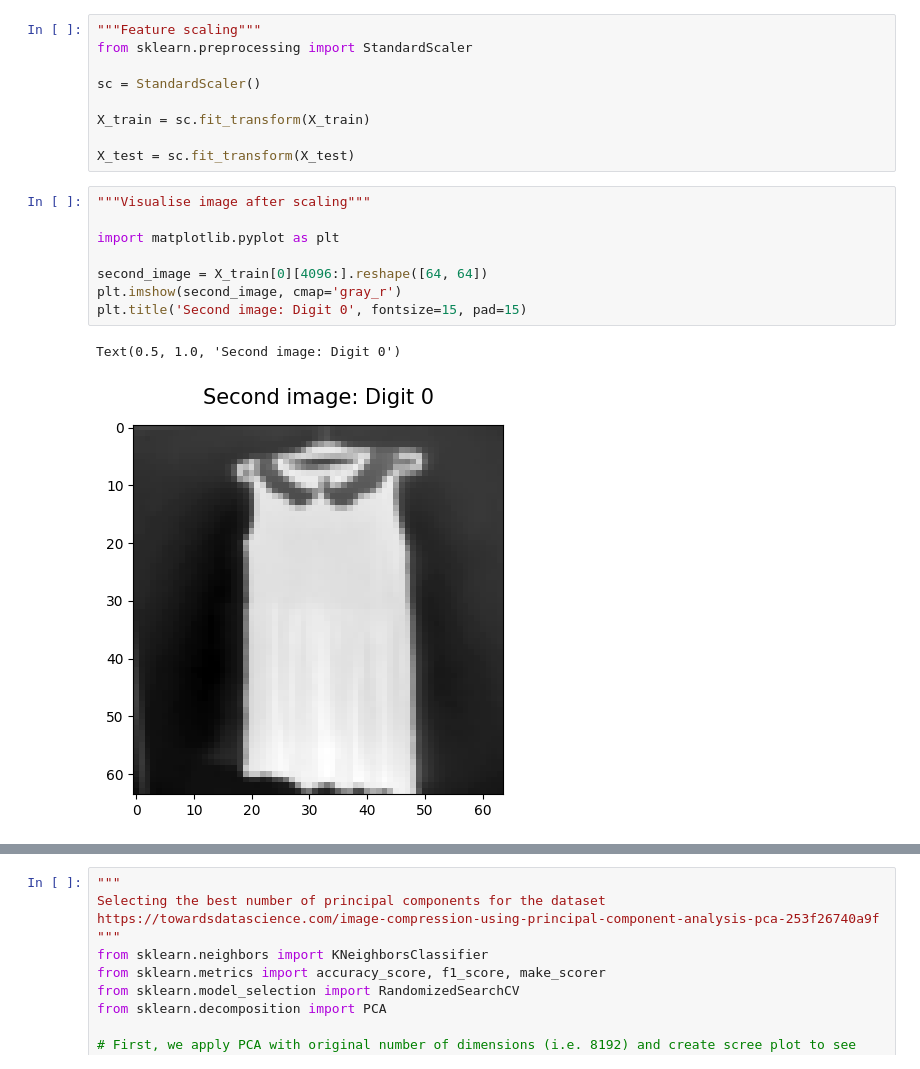
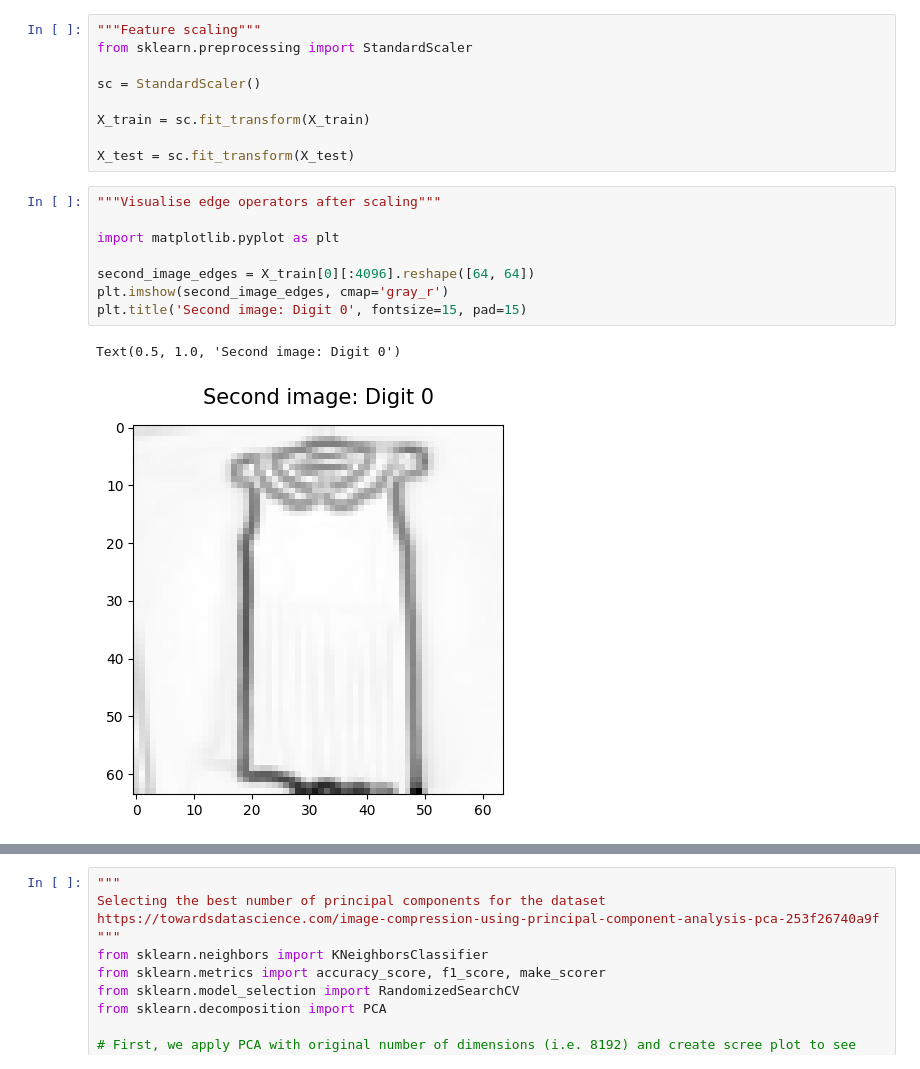
Before and after one commit to tau-bar/ml_g16_pca_lda, a Jupyter notebook: cs3244.ipynb, the cells around one changed output, grey strips where cells are left out. Cells and saved outputs as stored; diff of their text form.

Commit message:
:white_check_mark: update: test results after experiments

```diff
--- a/cs3244.ipynb
+++ b/cs3244.ipynb
@@ -74,13 +74,13 @@ X_train = sc.fit_transform(X_train)
 
 X_test = sc.fit_transform(X_test)
 # %%
-"""Visualise image after scaling"""
+"""Visualise edge operators after scaling"""
 
 import matplotlib.pyplot as plt
 
-second_image = X_train[0][4096:].reshape([64, 64])
-plt.imshow(second_image, cmap='gray_r')
+second_image_edges = X_train[0][:4096].reshape([64, 64])
+plt.imshow(second_image_edges, cmap='gray_r')
 plt.title('Second image: Digit 0', fontsize=15, pad=15)
 # %% [output]
 Text(0.5, 1.0, 'Second image: Digit 0')
-[figure, old version]
+[figure, new version]
```
Also changed, not shown: parts of 9 cells of this notebook.
